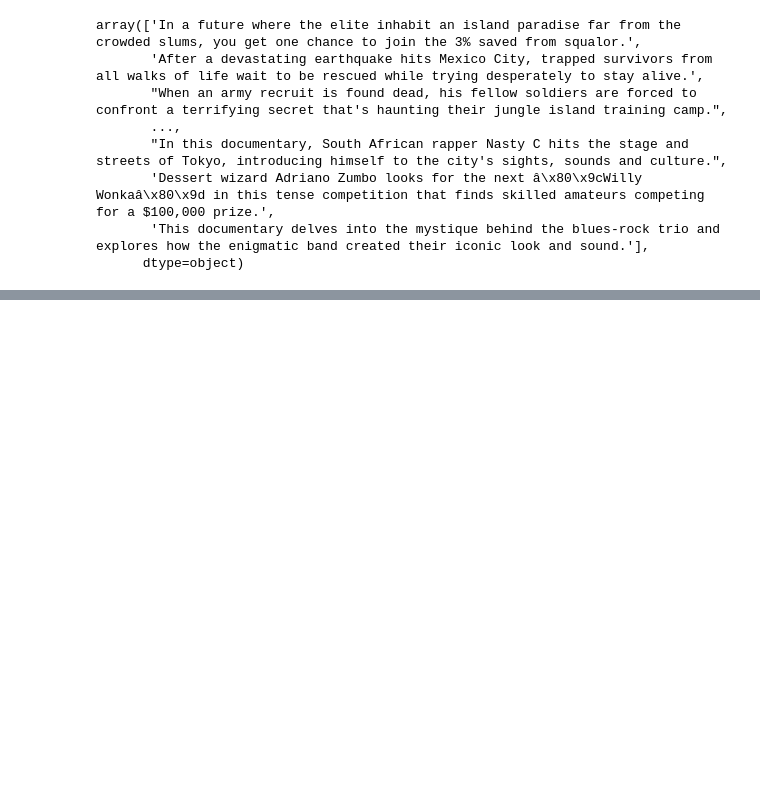
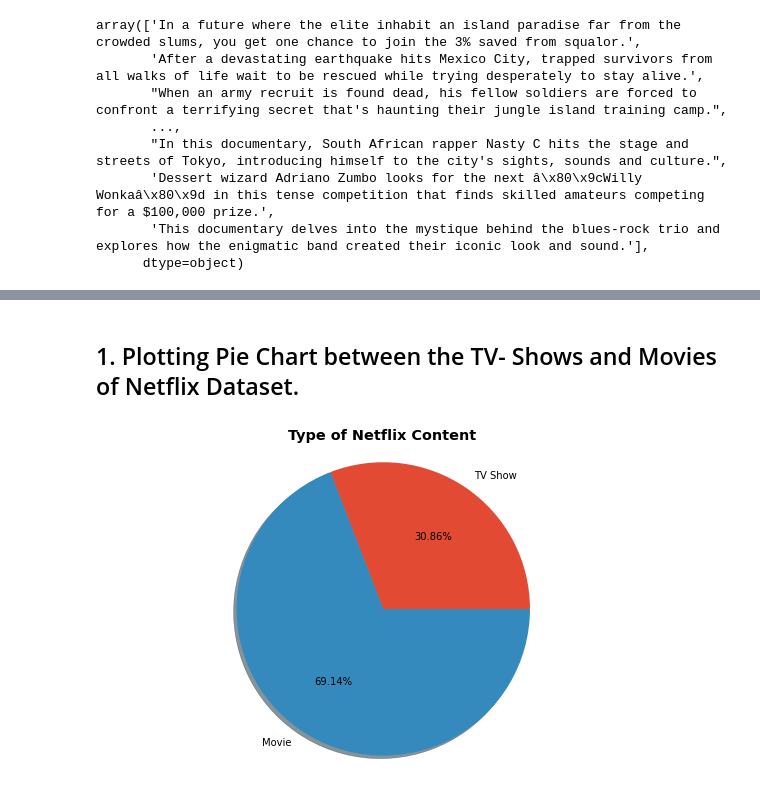
Before and after one commit to Samarjeet-singh-chhabra/NETFLIX-MOVIES-AND-TV-SHOWS-CLUSTERING, a Jupyter notebook: COLAB_|_CP_4_|_NETFLIX_MOVIES_AND_TV_SHOWS_CLUSTERING_|_SAMARJEET.ipynb, the cells around one changed output, grey strips where cells are left out. Cells and saved outputs as stored; diff of their text form; code cells hidden in the pictures; blank space fills up the shorter version.

```diff
--- a/COLAB_|_CP_4_|_NETFLIX_MOVIES_AND_TV_SHOWS_CLUSTERING_|_SAMARJEET.ipynb
+++ b/COLAB_|_CP_4_|_NETFLIX_MOVIES_AND_TV_SHOWS_CLUSTERING_|_SAMARJEET.ipynb
@@ -520,0 +542,12 @@ array(['In a future where the elite inhabit an island paradise far from the crow
+# %% [markdown]
+## 1. Plotting Pie Chart between the TV- Shows and Movies of Netflix Dataset.
+# %%
+# Plotting Pie Chart between the TV- Shows and Movies of Netflix Dataset.
+plt.figure(figsize = (15,6))
+content = ['TV Show','Movie']
+plt.pie(df['type'].value_counts().sort_values(), labels = content,autopct='%1.2f%%',shadow=True)
+plt.title('Type of Netflix Content',fontweight='bold')
+plt.axis('equal')
+plt.show()
+# %% [output]
+[figure, added]
```
Also changed, not shown: parts of 72 cells of this notebook.
